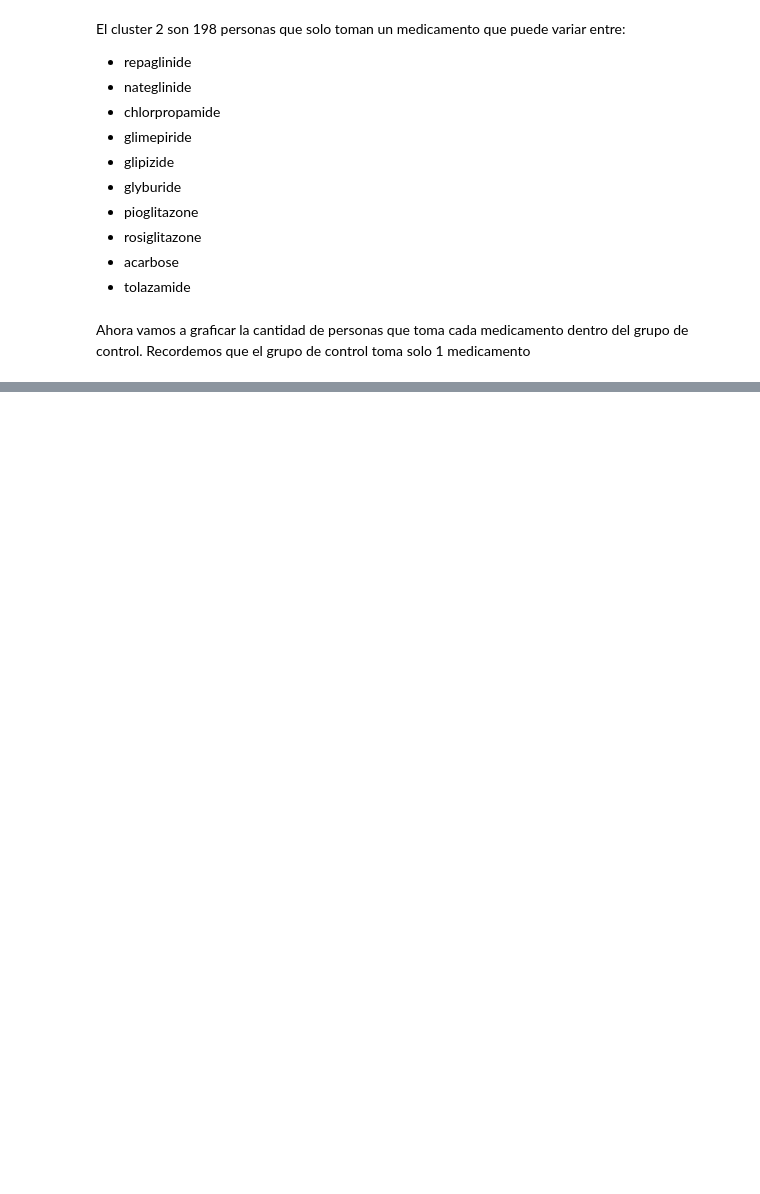
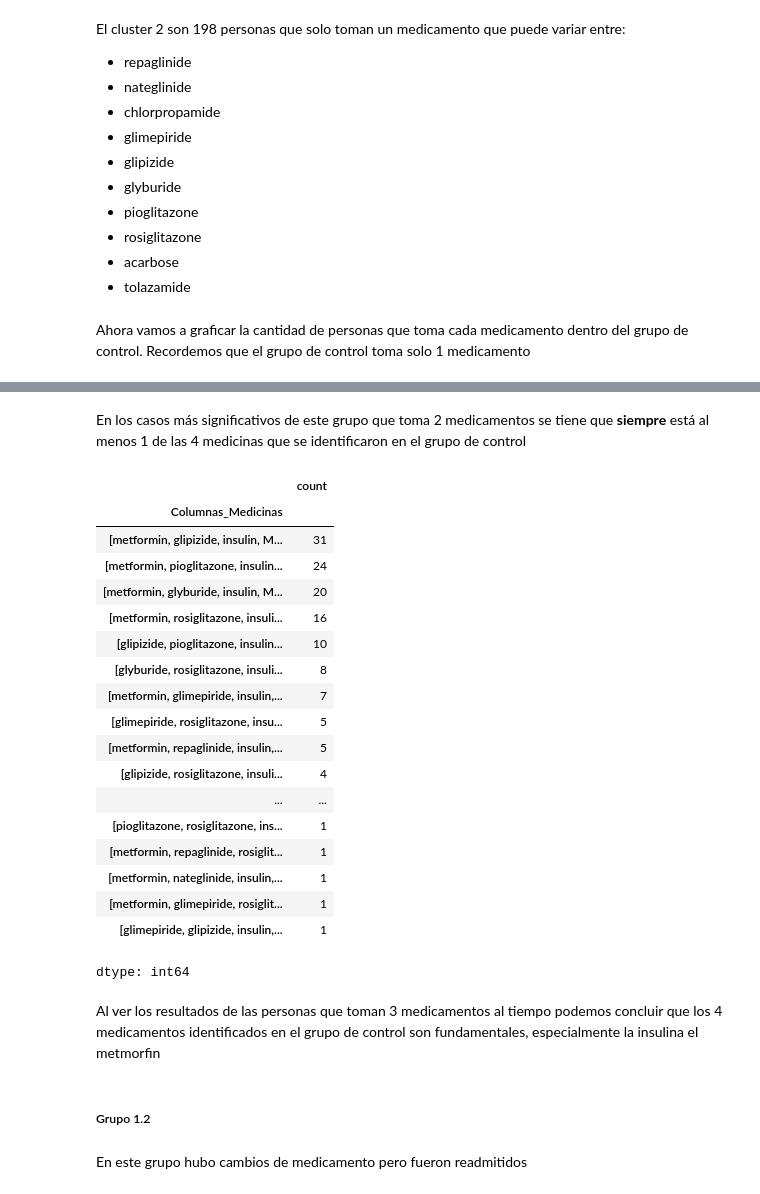
Before and after one commit to nhernandezz970408/Diabetes_Globant_Challenge, a Jupyter notebook: src/Analisis_exploratorio.ipynb, the cells around one changed output, grey strips where cells are left out. Saved outputs shown, nothing was run; the diff lists cells and outputs as text; code cells hidden in the pictures; blank space fills up the shorter version.

Commit message:
Continuación análisis exploratorio basado en medicamentos

```diff
--- a/src/Analisis_exploratorio.ipynb
+++ b/src/Analisis_exploratorio.ipynb
@@ -440,0 +695,33 @@ Conclusiones grupo de control
+# %% [markdown]
+En los casos más significativos de este grupo que toma 2 medicamentos se tiene que **siempre** está al menos 1 de las 4 medicinas que se identificaron en el grupo de control
+# %%
+med_group1_1_3 = med_group1_1[med_group1_1['Medicinas_tomadas'] == 3]
+
+med_group1_1_3['Columnas_Medicinas'] = med_group1_1_3.apply(find_columns_with_non_no_values, axis=1)
+med_group1_1_3['Columnas_Medicinas'] .value_counts()
+# %% [output]
+|  | count |
+| Columnas_Medicinas |  |
+| [metformin, glipizide, insulin, M... | 31 |
+| [metformin, pioglitazone, insulin... | 24 |
+| [metformin, glyburide, insulin, M... | 20 |
+| [metformin, rosiglitazone, insuli... | 16 |
+| [glipizide, pioglitazone, insulin... | 10 |
+| [glyburide, rosiglitazone, insuli... | 8 |
+| [metformin, glimepiride, insulin,... | 7 |
+| [glimepiride, rosiglitazone, insu... | 5 |
+| [metformin, repaglinide, insulin,... | 5 |
+| [glipizide, rosiglitazone, insuli... | 4 |
+| ... | ... |
+| [pioglitazone, rosiglitazone, ins... | 1 |
+| [metformin, repaglinide, rosiglit... | 1 |
+| [metformin, nateglinide, insulin,... | 1 |
+| [metformin, glimepiride, rosiglit... | 1 |
+| [glimepiride, glipizide, insulin,... | 1 |
+dtype: int64
+# %% [markdown]
+Al ver los resultados de las personas que toman 3 medicamentos al tiempo podemos concluir que los 4 medicamentos identificados en el grupo de control son fundamentales, especialmente la insulina el metmorfin
+# %% [markdown]
+##### Grupo 1.2
+# %% [markdown]
+En este grupo hubo cambios de medicamento pero fueron readmitidos
```
Also changed, not shown: parts of 61 cells of this notebook.
